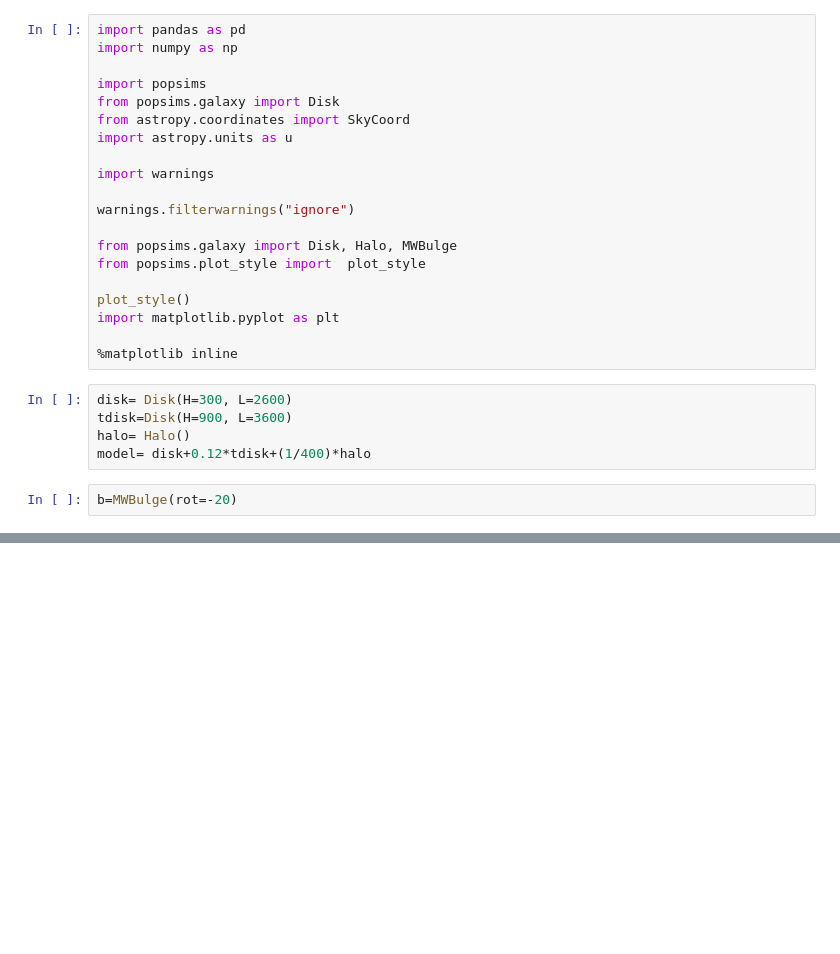
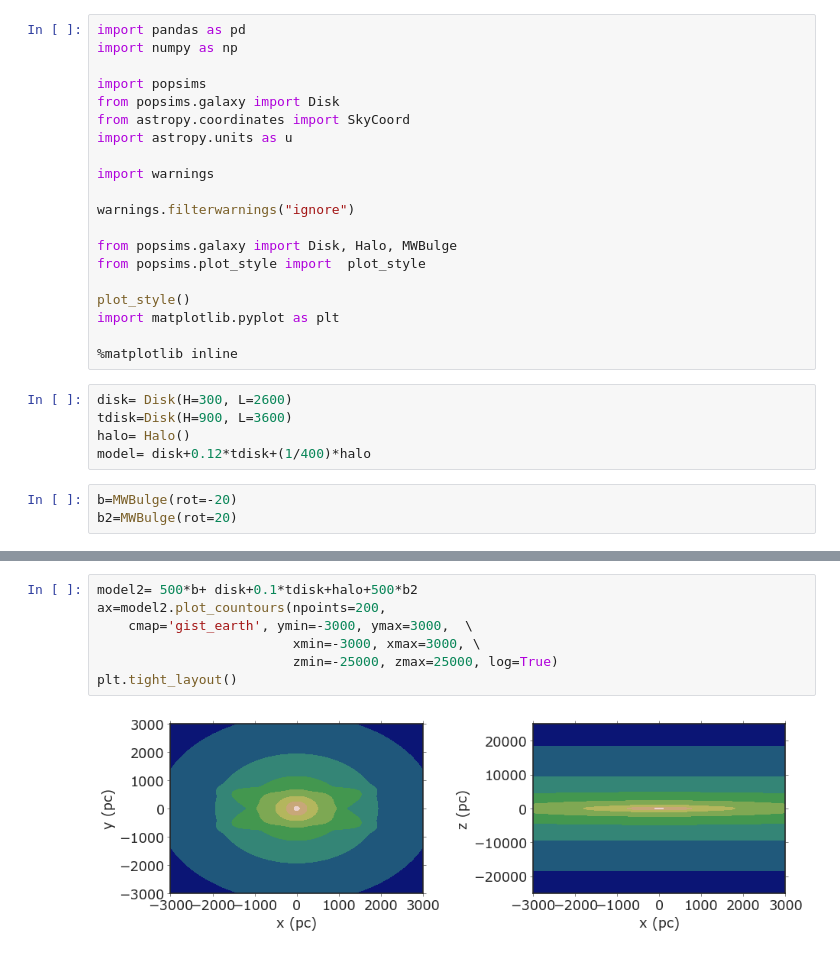
Before and after one commit to caganze/popsims, a Jupyter notebook: examples/ExampleNotebook.ipynb, the cells around one changed output, grey strips where cells are left out. Cells and saved outputs as stored; diff of their text form; blank space fills up the shorter version.

```diff
--- a/examples/ExampleNotebook.ipynb
+++ b/examples/ExampleNotebook.ipynb
@@ -25,3 +25,4 @@ halo= Halo()
 model= disk+0.12*tdisk+(1/400)*halo
 # %%
 b=MWBulge(rot=-20)
+b2=MWBulge(rot=20)
@@ -47,0 +42,9 @@ plt.tight_layout()
+# %%
+model2= 500*b+ disk+0.1*tdisk+halo+500*b2
+ax=model2.plot_countours(npoints=200,
+    cmap='gist_earth', ymin=-3000, ymax=3000,  \
+                         xmin=-3000, xmax=3000, \
+                         zmin=-25000, zmax=25000, log=True)
+plt.tight_layout()
+# %% [output]
+[figure, added]
```
Also changed, not shown: parts of 5 cells of this notebook, 1 other file.
